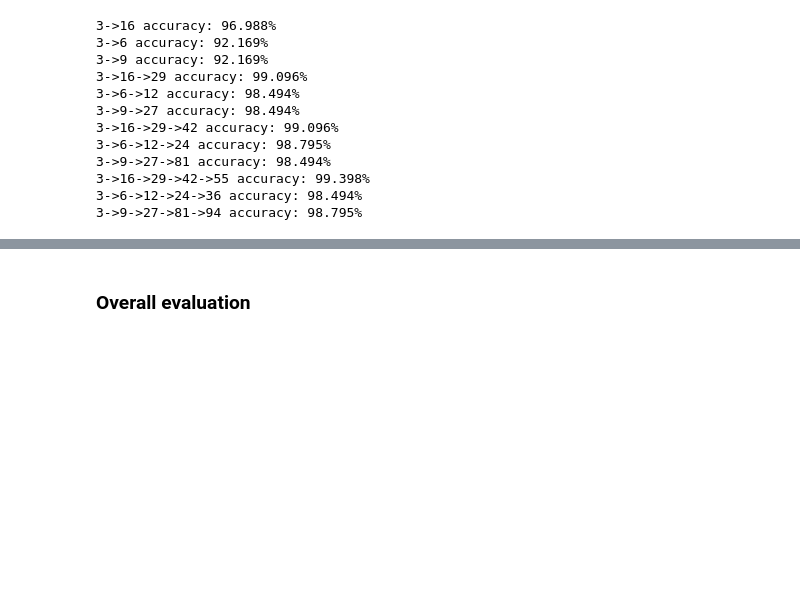
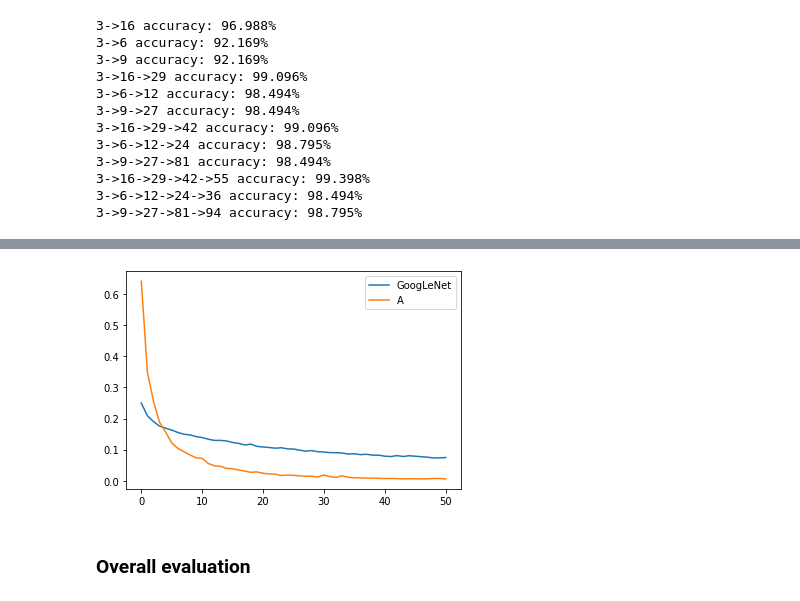
Before and after one commit to WTS012201/CSE4334, a Jupyter notebook: assignment2/eval.ipynb, the cells around one changed output, grey strips where cells are left out. Drawn from its saved outputs; the diff is of its cells as text; code cells hidden in the pictures; blank space fills up the shorter version.

```diff
--- a/assignment2/eval.ipynb
+++ b/assignment2/eval.ipynb
@@ -395,7 +398,7 @@ class VGG(nn.Module):
 # %%
 runs_vgg = []
 batch_size = 32
-num_epochs = 50
+num_epochs = 30
 lr = 1e-3
 
 for vgg_arch in VGG().configs.keys():
@@ -404,7 +407,7 @@ for vgg_arch in VGG().configs.keys():
     print("evaluating...")
     model.eval() # set eval for batch norm bc batch size is only 1
     _, accuracy = eval(model, val_data)
-    runs_vgg.append((n, vgg_arch, accuracy, epoch_data))
+    runs_vgg.append((vgg_arch, accuracy, epoch_data))
     del model
 # %% [markdown]
 ### GoogLeNet implementation
@@ -505,7 +508,7 @@ class GoogLeNet(nn.Module):
         return x
 # %%
 runs_google = []
-batch_size = 32
+batch_size = 64
 num_epochs = 50
 lr = 1e-3
 
@@ -514,8 +517,19 @@ epoch_data = train(model, train_data, batch_size, num_epochs, lr)
 print("evaluating...")
 model.eval()
 _, accuracy = eval(model, val_data)
-runs_google.append((n, "GoogLeNet", accuracy, epoch_data))
+runs_google.append(("GoogLeNet", accuracy, epoch_data))
 del model
+# %%
+runs = []
+runs += runs_google + runs_vgg
+
+for (label, accuracy, epoch_data) in runs:
+    train_info = [*zip(*epoch_data)]
+    plt.plot(train_info[0], train_info[1], label=label)
+plt.legend()
+plt.show()
+# %% [output]
+[figure, added]
 # %% [markdown]
 ### Overall evaluation
 # %% [markdown]
```
Also changed, not shown: parts of 6 cells of this notebook.
